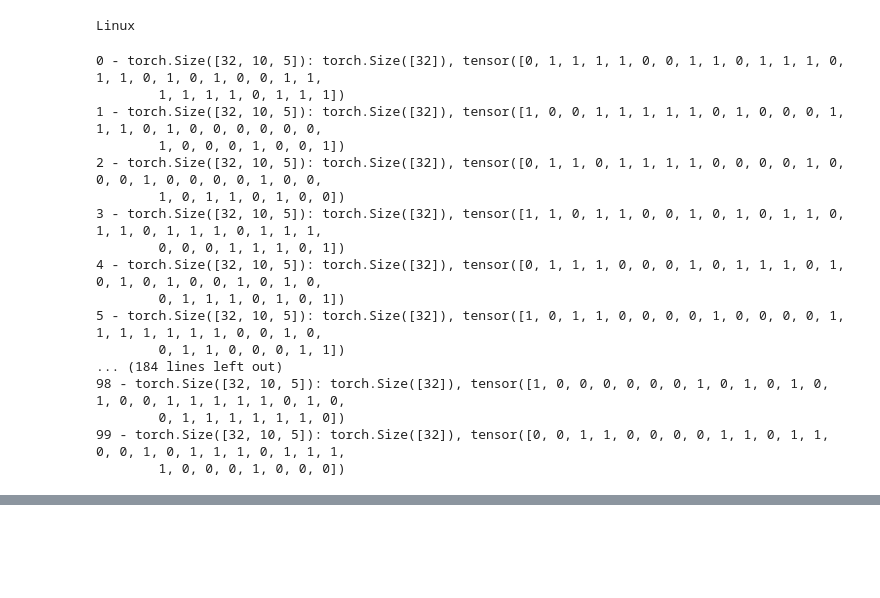
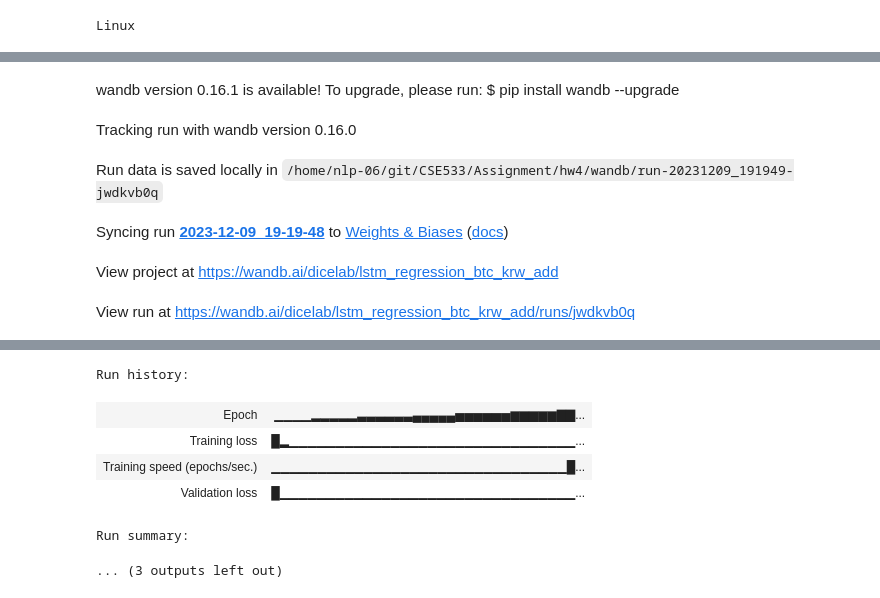
Before and after one commit to SINHS04/CSE533, a Jupyter notebook: Assignment/hw4/Homework_4_3.ipynb, the cells around one changed output, grey strips where cells are left out. Cells and saved outputs as stored; diff of their text form; code cells hidden in the pictures; blank space fills up the shorter version.

```diff
--- a/Assignment/hw4/Homework_4_3.ipynb
+++ b/Assignment/hw4/Homework_4_3.ipynb
@@ -452,7 +452,8 @@ class CryptoCurrencyDataset(Dataset):
 def get_cryptocurrency_data(
     sequence_size=10, validation_size=100, test_size=10, target_column='Close', y_normalizer=1.0e7, is_regression=True
 ):
-  btc_krw_path = os.path.join("data", "BTC_KRW.csv")
+  # btc_krw_path = os.path.join("data", "BTC_KRW.csv")
+  btc_krw_path = os.path.join("data", "BTC_KRW_add.csv")
   df = pd.read_csv(btc_krw_path)
   row_size = len(df)
   # ['Date', 'Open', 'High', 'Low', 'Close', 'Volume']
@@ -543,49 +544,6 @@ def get_cryptocurrency_data(
       y_train_classification, y_validation_classification, y_test_classification,
       y_train_date, y_validation_date, y_test_date
     )
-
-
-if __name__ == "__main__":
-  is_regression = False
-
-  X_train, X_validation, X_test, y_train, y_validation, y_test, y_train_date, y_validation_date, y_test_date \
-    = get_cryptocurrency_data(
-    sequence_size=10, validation_size=100, test_size=10,
-    target_column='Close', y_normalizer=1.0e7, is_regression=is_regression
-  )
-
-  train_crypto_currency_dataset = CryptoCurrencyDataset(X=X_train, y=y_train, is_regression=is_regression)
-  validation_crypto_currency_dataset = CryptoCurrencyDataset(X=X_validation, y=y_validation, is_regression=is_regression)
-  test_crypto_currency_dataset = CryptoCurrencyDataset(X=X_test, y=y_test, is_regression=is_regression)
-
-  train_data_loader = DataLoader(
-    dataset=train_crypto_currency_dataset,
-    batch_size=32,
-    shuffle=True,
-    drop_last=True
-  )
-
-  for idx, batch in enumerate(train_data_loader):
-    input, target = batch
-    print("{0} - {1}: {2}, {3}".format(idx, input.shape, target.shape, target))
-# %% [output]
-0 - torch.Size([32, 10, 5]): torch.Size([32]), tensor([0, 1, 1, 1, 1, 0, 0, 1, 1, 0, 1, 1, 1, 0, 1, 1, 0, 1, 0, 1, 0, 0, 1, 1,
-        1, 1, 1, 1, 0, 1, 1, 1])
-1 - torch.Size([32, 10, 5]): torch.Size([32]), tensor([1, 0, 0, 1, 1, 1, 1, 1, 0, 1, 0, 0, 0, 1, 1, 1, 0, 1, 0, 0, 0, 0, 0, 0,
-        1, 0, 0, 0, 1, 0, 0, 1])
-2 - torch.Size([32, 10, 5]): torch.Size([32]), tensor([0, 1, 1, 0, 1, 1, 1, 1, 0, 0, 0, 0, 1, 0, 0, 0, 1, 0, 0, 0, 0, 1, 0, 0,
-        1, 0, 1, 1, 0, 1, 0, 0])
-3 - torch.Size([32, 10, 5]): torch.Size([32]), tensor([1, 1, 0, 1, 1, 0, 0, 1, 0, 1, 0, 1, 1, 0, 1, 1, 0, 1, 1, 1, 0, 1, 1, 1,
-        0, 0, 0, 1, 1, 1, 0, 1])
-4 - torch.Size([32, 10, 5]): torch.Size([32]), tensor([0, 1, 1, 1, 0, 0, 0, 1, 0, 1, 1, 1, 0, 1, 0, 1, 0, 1, 0, 0, 1, 0, 1, 0,
-        0, 1, 1, 1, 0, 1, 0, 1])
-5 - torch.Size([32, 10, 5]): torch.Size([32]), tensor([1, 0, 1, 1, 0, 0, 0, 0, 1, 0, 0, 0, 0, 1, 1, 1, 1, 1, 1, 1, 0, 0, 1, 0,
-        0, 1, 1, 0, 0, 0, 1, 1])
-... (184 lines left out)
-98 - torch.Size([32, 10, 5]): torch.Size([32]), tensor([1, 0, 0, 0, 0, 0, 0, 1, 0, 1, 0, 1, 0, 1, 0, 0, 1, 1, 1, 1, 1, 0, 1, 0,
-        0, 1, 1, 1, 1, 1, 1, 0])
-99 - torch.Size([32, 10, 5]): torch.Size([32]), tensor([0, 0, 1, 1, 0, 0, 0, 0, 1, 1, 0, 1, 1, 0, 0, 1, 0, 1, 1, 1, 0, 1, 1, 1,
-        1, 0, 0, 0, 1, 0, 0, 0])
 # %%
 import torch
 from torch import nn, optim
@@ -594,10 +552,10 @@ from datetime import datetime
 import os
 import wandb
 
-CHECKPOINT_FILE_PATH = os.path.join("checkpoints_regression")
+CHECKPOINT_FILE_PATH = os.path.join("checkpoints_regression_add")
 
 if not os.path.isdir(CHECKPOINT_FILE_PATH):
-  os.makedirs(os.path.join("checkpoints_regression"))
+  os.makedirs(os.path.join("checkpoints_regression_add"))
 
 
 def get_btc_krw_data(sequence_size=15, validation_size=150, test_size=30, is_regression=True):
@@ -638,7 +596,7 @@ def get_model():
       x = self.fcn(x)
       return x
 
-  my_model = MyModel(n_input=5, n_output=1)
+  my_model = MyModel(n_input=6, n_output=1)
 
   return my_model
 
@@ -653,14 +611,14 @@ def main(args):
     'learning_rate': args.learning_rate,
     'early_stop_patience': args.early_stop_patience,
     'early_stop_delta': args.early_stop_delta,
-    'weight_decay': 0.0
+    'weight_decay': args.weight_decay
   }
 
-  project_name = "lstm_regression_btc_krw"
+  project_name = "lstm_regression_btc_krw_add"
   wandb.init(
     mode="online" if args.wandb else "disabled",
     project=project_name,
-    notes="btc_krw experiment with lstm",
+    notes="btc_krw_add experiment with lstm",
     tags=["lstm", "regression", "btc_krw"],
     name=run_time_str,
     config=config
@@ -713,0 +657,6 @@ Training on device cuda:0.
+wandb version 0.16.1 is available! To upgrade, please run: $ pip install wandb --upgrade
+Tracking run with wandb version 0.16.0
+Run data is saved locally in /home/nlp-06/git/CSE533/Assignment/hw4/wandb/run-20231209_191949-jwdkvb0q
+Syncing run 2023-12-09_19-19-48 to Weights & Biases (docs)
+View project at https://wandb.ai/dicelab/lstm_regression_btc_krw_add
+View run at https://wandb.ai/dicelab/lstm_regression_btc_krw_add/runs/jwdkvb0q
@@ -715,3 +681,10 @@ KeyboardInterrupt:
+Run history:
+| Epoch | ▁▁▁▁▂▂▂▂▂▃▃▃▃▃▃▄▄▄▄▄▅▅▅▅▅▅▆▆▆▆▆▇▇... |
+| Training loss | █▂▁▁▁▁▁▁▁▁▁▁▁▁▁▁▁▁▁▁▁▁▁▁▁▁▁▁▁▁▁▁▁... |
+| Training speed (epochs/sec.) | ▁▁▁▁▁▁▁▁▁▁▁▁▁▁▁▁▁▁▁▁▁▁▁▁▁▁▁▁▁▁▁▁█... |
+| Validation loss | █▁▁▁▁▁▁▁▁▁▁▁▁▁▁▁▁▁▁▁▁▁▁▁▁▁▁▁▁▁▁▁▁... |
+Run summary:
+... (3 outputs left out)
 # %%
 import torch
 import wandb
```
Also changed, not shown: parts of 7 cells of this notebook, 1 other file.
